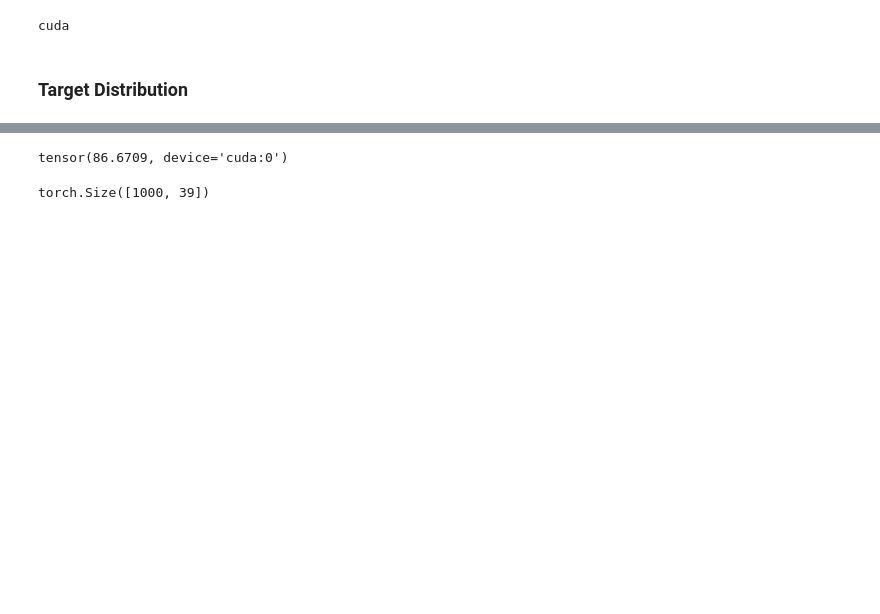
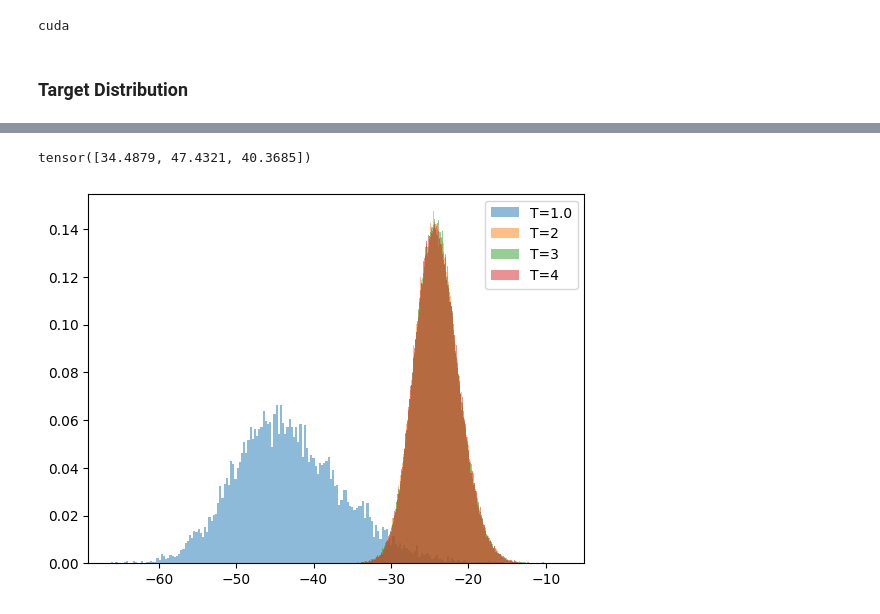
Before and after one commit to taraak/pita, a Jupyter notebook: runner/notebooks/lj_mcmc.ipynb, the cells around one changed output, grey strips where cells are left out. Cells and saved outputs as stored; diff of their text form; code cells hidden in the pictures; blank space fills up the shorter version.

```diff
--- a/runner/notebooks/lj_mcmc.ipynb
+++ b/runner/notebooks/lj_mcmc.ipynb
@@ -37,9 +77,0 @@ target = LennardJonesEnergy(
-# %%
-a = target.test_set[:1000]
-target(a).mean()
-# %% [output]
-tensor(86.6709, device='cuda:0')
-# %%
-a.shape
-# %% [output]
-torch.Size([1000, 39])
@@ -51,0 +78,22 @@ samples= np.concatenate([samples, samples_2], axis=0)
+# %%
+target_temp1(a)
+# %% [output]
+tensor([34.4879, 47.4321, 40.3685])
+# %%
+#plt.hist(-target(target.test_set).cpu().detach().numpy(), bins=200, alpha=0.5, density=True)
+#
+plt.hist(-target_temp1(target_temp1.test_set).cpu().detach().numpy(), bins=200, alpha=0.5, density=True, label="T=1.0")
+samples_energy = target(torch.tensor(samples[2], dtype=torch.float32).to(device)).cpu().detach().numpy()
+plt.hist(-samples_energy, bins=300, density=True, alpha=0.5, label=f"T=2");
+
+samples_energy = target(torch.tensor(samples[3], dtype=torch.float32).to(device)).cpu().detach().numpy()
+plt.hist(-samples_energy, bins=300, density=True, alpha=0.5, label=f"T=3");
+
+
+samples_energy = target(torch.tensor(samples[4], dtype=torch.float32).to(device)).cpu().detach().numpy()
+plt.hist(-samples_energy, bins=300, density=True, alpha=0.5, label=f"T=4");
+
+plt.legend()
+plt.show()
+# %% [output]
+[figure, added]
```
Also changed, not shown: parts of 16 cells of this notebook.
